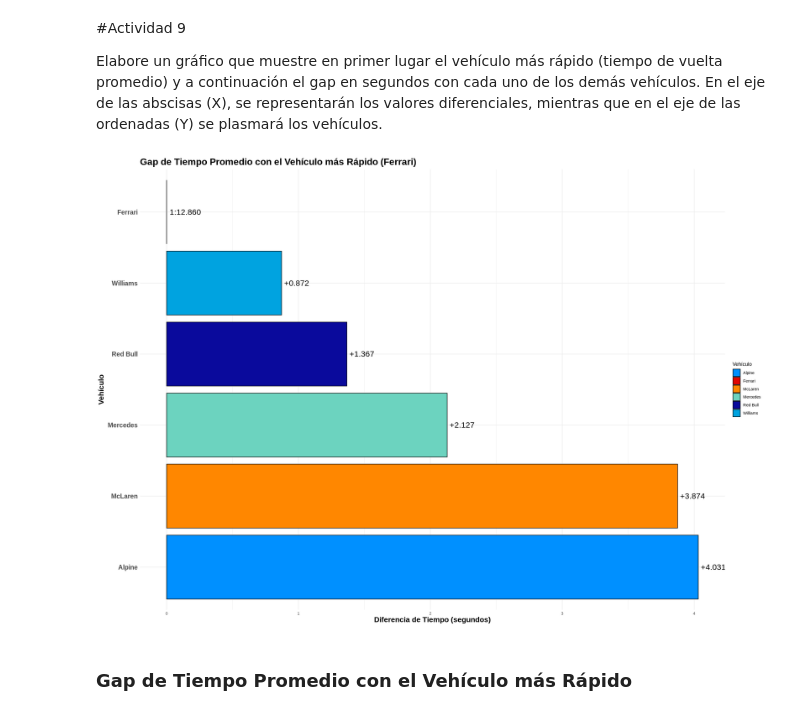
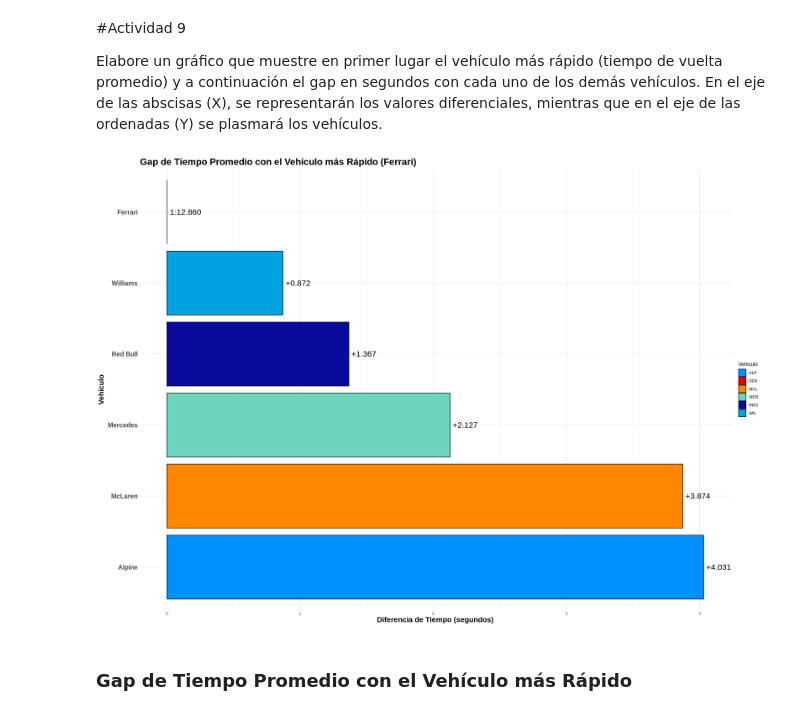
Before and after one commit to LuppeCh/F1EDA, a Jupyter notebook: Exploración_de_Datos_Trabajo_Final.ipynb, the cells around one changed output. Drawn from its saved outputs; the diff is of its cells as text; code cells hidden in the pictures.

```diff
--- a/Exploración_de_Datos_Trabajo_Final.ipynb
+++ b/Exploración_de_Datos_Trabajo_Final.ipynb
@@ -1170,6 +1336,9 @@ En este gráfico, la escala esta agrandada en el eje y (del valor mín al valor
 
 Elabore un gráfico que muestren los mejores tiempos para cada uno de los vehículos en cada uno de los sectores, ordenando los tiempos de menor a mayor. En el eje de las abscisas (X), se representarán los vehículos, mientras que en el eje de las ordenadas (Y) se plasmará el tiempo empleado por cada.
 # %%
+library(gridExtra)
+library(grid)
+
 best_sector_times <- telemetria_vueltas_invalidadas %>%
   group_by(carId, lap_number, sector) %>%
   summarise(
@@ -1181,6 +1350,24 @@ best_sector_times <- telemetria_vueltas_invalidadas %>%
     best_sector_time = min(sector_time, na.rm = TRUE),
     .groups = 'drop'
   )
+
+colores_f1 <- c(
+  "FER" = "#E10600",
+  "RED" = "#0A0A9C",
+  "MCL" = "#FF8700",
+  "MER" = "#6CD3BF",
+  "ALP" = "#0090FF",
+  "WIL" = "#00A3E0"
+)
+
+full_team_names <- c(
+  "FER" = "Ferrari",
+  "RED" = "Red Bull",
+  "MCL" = "McLaren",
+  "MER" = "Mercedes",
+  "ALP" = "Alpine",
+  "WIL" = "Williams"
+)
 
 tabla_mejores <- best_sector_times %>%
   pivot_wider(names_from = sector, values_from = best_sector_time, names_prefix = "Best")
@@ -1195,7 +1382,7 @@ plot_sector <- function(data, sec) {
   ggplot(df_s, aes(x = reorder(full_carId, Tiempo), y = Tiempo, fill = carId)) +
     geom_col(color="black") +
     geom_text(aes(label=round(Tiempo,3)), vjust=-0.5, size=5) +
-    scale_fill_manual(values = colores_f1, labels = full_team_names) +
+    scale_fill_manual(values = colores_f1) +
     coord_cartesian(ylim = c(0, max(df_s$Tiempo, na.rm = TRUE)*1.05)) +
     labs(title = sec, x = NULL, y = "Tiempo en Sector (s)") +
     theme_minimal() +
@@ -1275,38 +1468,57 @@ fastest_car_time <- min(average_lap_times$avg_lap_time, na.rm = TRUE)
 fastest_car_id_abb <- average_lap_times %>%
   filter(avg_lap_time == fastest_car_time) %>%
   pull(carId) %>% head(1)
+
+colores_f1 <- c(
+  "FER" = "#E10600",
+  "RED" = "#0A0A9C",
+  "MCL" = "#FF8700",
+  "MER" = "#6CD3BF",
+  "ALP" = "#0090FF",
+  "WIL" = "#00A3E0"
+)
+
+full_team_names <- c(
+  "FER" = "Ferrari",
+  "RED" = "Red Bull",
+  "MCL" = "McLaren",
+  "MER" = "Mercedes",
+  "ALP" = "Alpine",
+  "WIL" = "Williams"
+)
+
 gap_data <- average_lap_times %>%
   mutate(gap_seconds = avg_lap_time - fastest_car_time) %>%
   mutate(full_carId = recode(carId, !!!full_team_names)) %>%
   arrange(gap_seconds)
 
 fastest_car_full_name <- full_team_names[fastest_car_id_abb]
 fastest_car_time_formatted <- format_time_ms(fastest_car_time)
 
 gap_data <- gap_data %>%
   mutate(display_label = ifelse(gap_seconds == 0,
                                 fastest_car_time_formatted,
                                 paste0("+", as.character(round(gap_seconds, 3)))))
 
 ggplot(gap_data, aes(x = gap_seconds, y = reorder(full_carId, -gap_seconds), fill = carId)) +
   geom_bar(stat = "identity", color = "black") +
   geom_text(aes(label = display_label), hjust = -0.1, size = 6) +
-  scale_fill_manual(values = colores_f1, labels = full_team_names) +
+  scale_fill_manual(values = colores_f1) +
   labs(
     title = paste0("Gap de Tiempo Promedio con el Vehículo más Rápido (", fastest_car_full_name, ")"),
     x = "Diferencia de Tiempo (segundos)",
     y = "Vehículo",
     fill = "Vehículo"
   ) +
   theme_minimal() +
   theme(
     axis.text.y = element_text(size = 14, face = "bold"),
     axis.title.x = element_text(size = 16, face = "bold"),
     axis.title.y = element_text(size = 16, face = "bold"),
     plot.title = element_text(size = 20, face = "bold")
   )
 # %% [output]
-[figure, old version]
+[figure, new version]
 # %% [markdown]
 ### Gap de Tiempo Promedio con el Vehículo más Rápido
 # %%
```
Also changed, not shown: parts of 26 cells of this notebook.
